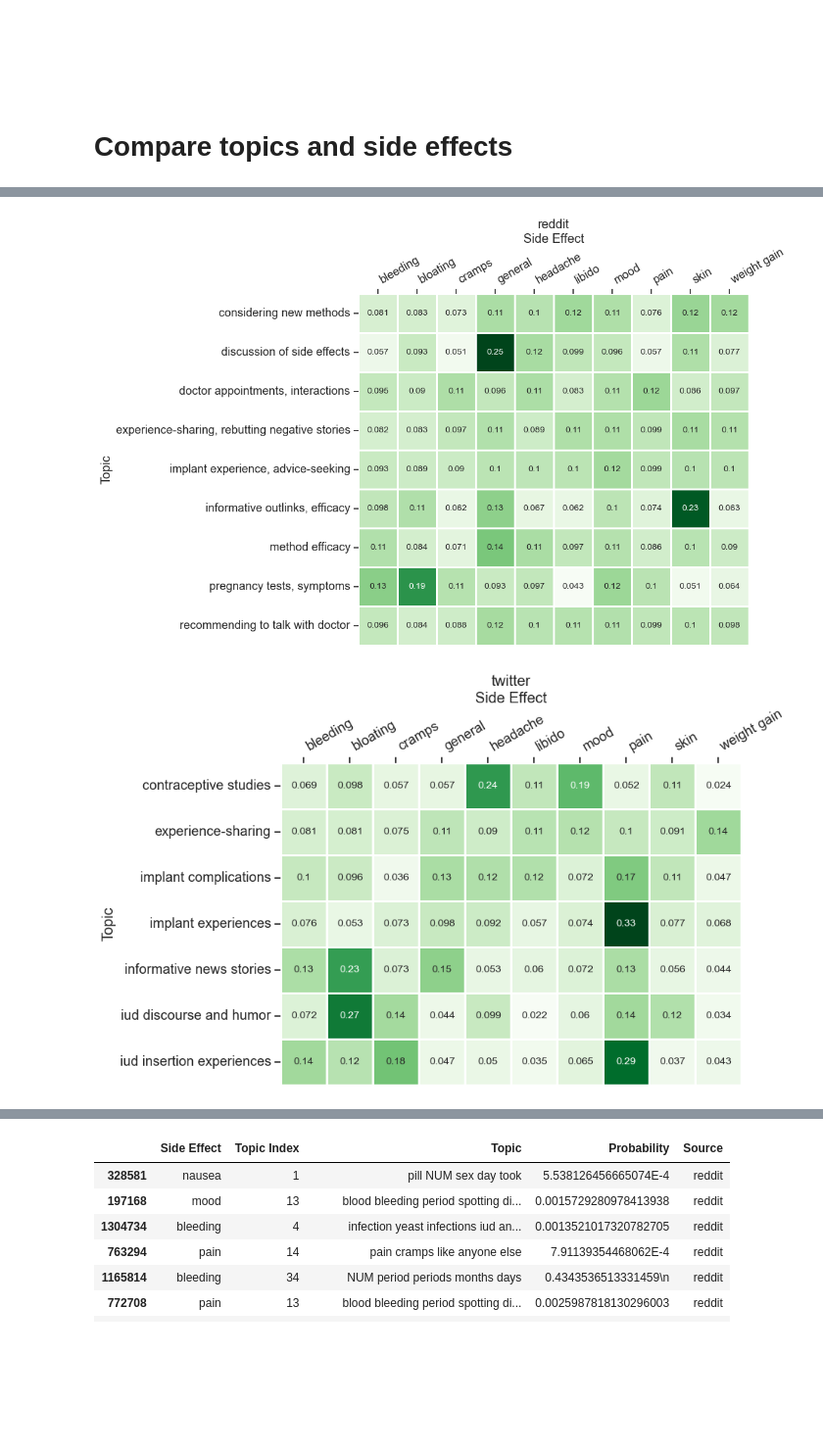
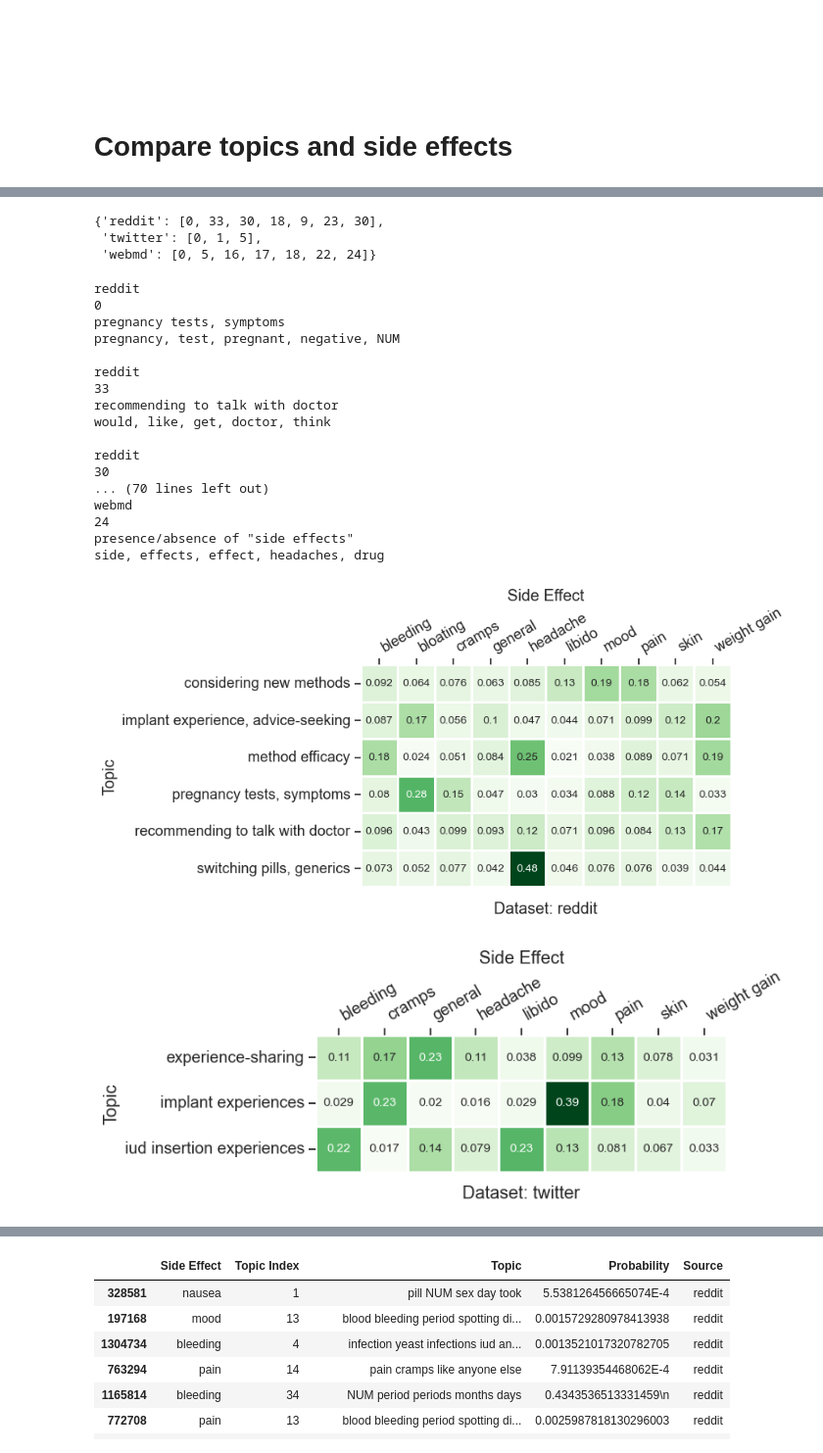
Before and after one commit to maria-antoniak/birth-control-maria, a Jupyter notebook: comparison-plots/compare_topics_side_effects.ipynb, the cells around one changed output, grey strips where cells are left out. Shown at 98% size. Saved outputs shown, nothing was run; the diff lists cells and outputs as text; code cells hidden in the pictures; blank space fills up the shorter version.

```diff
--- a/comparison-plots/compare_topics_side_effects.ipynb
+++ b/comparison-plots/compare_topics_side_effects.ipynb
@@ -403,7 +385,53 @@ common s/e oral contraceptive dizziness headache lightheadedness stomach upset b
 # %%
-source_sensemaking_topics_dict = {'reddit': [0, 3, 33, 30, 25, 22, 18, 16, 9],
+source_sensemaking_topics_dict = {'reddit': [0, 33, 30, 25, 22, 18, 16, 9, 23, 30],
                                   'twitter': [0, 1, 2, 5, 6, 17, 29],
                                   'webmd': [0, 5, 12, 16, 17, 18, 19, 22, 24, 33]}
+
+source_sensemaking_topics_dict_leann = {'reddit': [0, 1, 2, 6, 7, 9, 15, 18, 19, 20, 21, 23, 24, 30, 33, 11],
+                                        'twitter': [0, 1, 5, 21, 24, 31, 32],
+                                        'webmd': [0, 1, 3, 5, 16, 17, 18, 21, 22, 24, 28, 29]}
+# %%
+source_sensemaking_topics_dict_overlapping = {}
+for _source in ['reddit', 'twitter', 'webmd']:
+
+    _indices = source_sensemaking_topics_dict[_source]
+    _indices = [i for i in _indices if i in source_sensemaking_topics_dict_leann[_source]]
+    source_sensemaking_topics_dict_overlapping[_source] = _indices
+
+source_sensemaking_topics_dict_overlapping
+# %% [output]
+{'reddit': [0, 33, 30, 18, 9, 23, 30],
+ 'twitter': [0, 1, 5],
+ 'webmd': [0, 5, 16, 17, 18, 22, 24]}
+# %%
+for _source, _topics in source_sensemaking_topics_dict_overlapping.items():
+
+    for _topic in _topics:
+        print(_source)
+        print(_topic)
+        print(source_string_dict[_source][_topic])
+        print(', '.join(source_topic_keys_dict[_source][_topic][:5]))
+        print()
+
+    print()
+# %% [output]
+reddit
+0
+pregnancy tests, symptoms
+pregnancy, test, pregnant, negative, NUM
+
+reddit
+33
+recommending to talk with doctor
+would, like, get, doctor, think
+
+reddit
+30
+... (70 lines left out)
+webmd
+24
+presence/absence of "side effects"
+side, effects, effect, headaches, drug
 # %%
 # for i, _words in enumerate(source_topic_keys_dict['webmd']):
 #     print(i, ' '.join(_words))
@@ -415,37 +443,42 @@ for _source, _side_effect_ids_dict in source_side_effect_ids_dict.items():
         if _side_effect in ['bleeding', 'bloating', 'cramps', 'headache', 'libido', 'nauseua', 'skin', 'general', 'mood', 'pain', 'weight gain']:
             for _id in _ids:
                 for _topic, _probability in enumerate(source_distributions_dict[_source][_id]):
-                    if _topic in source_sensemaking_topics_dict[_source]:
+                    if _topic in source_sensemaking_topics_dict_overlapping[_source]:
                         dicts_to_plot.append({'Side Effect': _side_effect,
                                               'Topic Index': _topic,
                                             #   'Topic': ' '.join(source_topic_keys_dict[_source][_topic][:5]),
                                               'Topic': source_string_dict[_source][_topic],
                                               'Probability': float(_probability),
                                               'Source': _source})
     df_to_plot = pd.DataFrame(dicts_to_plot)
 
     df_wide = df_to_plot.pivot_table(index='Topic',
                                     columns='Side Effect',
                                     values='Probability')
     df_norm_col = (df_wide-df_wide.mean())/df_wide.std()
     df_norm_row = df_wide.div(df_wide.sum(axis=1), axis=0)
 
-    plt.figure(figsize=(8,10))
+    plt.figure(figsize=(6,5))
     sns.set(style='ticks', font_scale=1.2)
     ax = sns.heatmap(df_norm_row,
                      cmap='Greens',
                      cbar=False,
                      linewidths=1,
                      annot=True,
                      fmt='0.2g',
                      square=True,
                      annot_kws={'fontsize':10})
     ax.xaxis.tick_top()
     ax.xaxis.set_label_position('top')
     plt.xticks(rotation=30, ha='left')
-    plt.title(_source)
+    offset_distance=-0.15
+    if _source == 'twitter':
+        offset_distance = -0.25
+    elif _source == 'webmd':
+        offset_distance: 0.2
+    plt.title('Dataset: ' + _source, y=offset_distance)
     plt.savefig(output_directory_path + '/plots/labeling/heatmap.topics_x_side_effects.percents.' + _source + '.pdf', bbox_inches='tight')
     plt.show()
 # %% [output]
-[figure, old version]
+[figure, new version]
-[figure, old version]
+[figure, new version]
```
Also changed, not shown: parts of 11 cells of this notebook, 1 other file.
